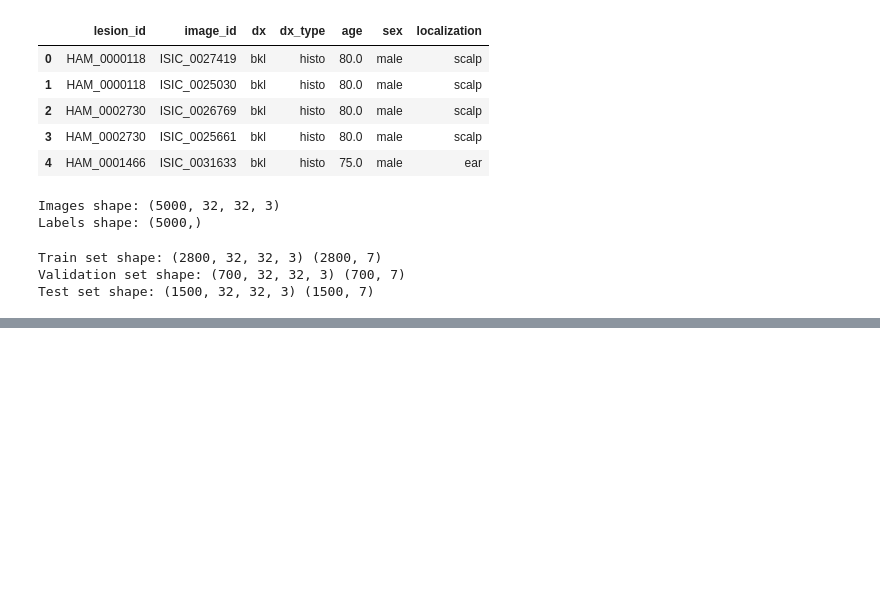
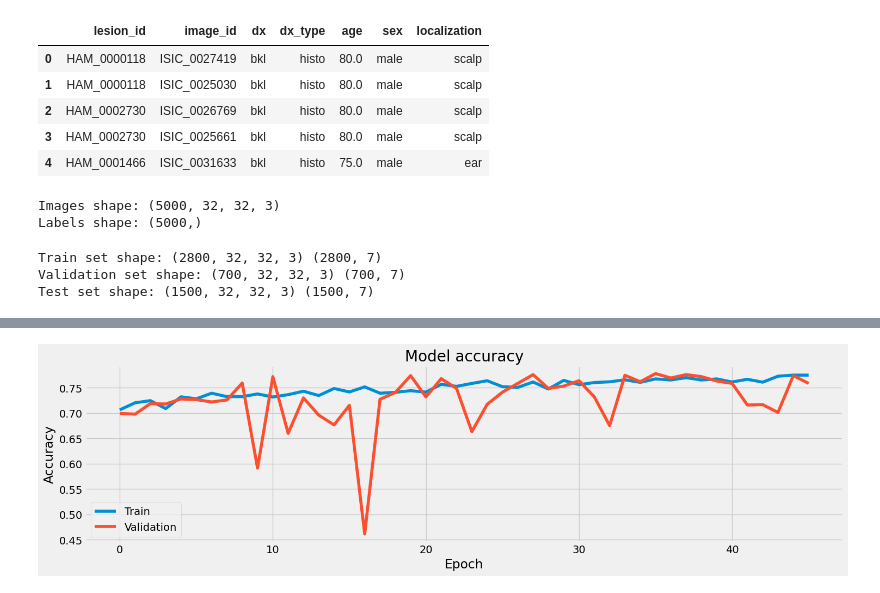
Before and after one commit to KValim/Projetcs, a Jupyter notebook: FIAP/deep learning II/entrega/exercicio_3/Skin_Cancer_CNN.ipynb, the cells around one changed output, grey strips where cells are left out. Drawn from its saved outputs; the diff is of its cells as text; code cells hidden in the pictures; blank space fills up the shorter version.

```diff
--- a/FIAP/deep learning II/entrega/exercicio_3/Skin_Cancer_CNN.ipynb
+++ b/FIAP/deep learning II/entrega/exercicio_3/Skin_Cancer_CNN.ipynb
@@ -211,0 +278,12 @@ Test accuracy: 0.7166666388511658
+# %%
+# Create an ImageDataGenerator object
+datagen = ImageDataGenerator(
+    rotation_range=20,
+    width_shift_range=0.2,
+    height_shift_range=0.2,
+    horizontal_flip=True,
+    zoom_range=0.2,
+    fill_mode='nearest')
+
+# Fit the ImageDataGenerator object to our training data
+datagen.fit(x_train)
@@ -211,0 +350,10 @@ Test accuracy: 0.7166666388511658
+# %%
+# Train the model
+hist = model.fit(
+    datagen.flow(x_train, y_train, batch_size=8),
+    epochs=1000,
+    validation_data=(x_test, y_test),
+    workers=4,
+    callbacks=[early_stopping, model_checkpoint],
+    verbose=1
+    )
@@ -211,0 +378,11 @@ Test accuracy: 0.7166666388511658
+# %%
+# Plotando a acurácia de treinamento e validação ao longo das épocas
+plt.plot(hist.history['accuracy'])
+plt.plot(hist.history['val_accuracy'])
+plt.title('Model accuracy')
+plt.ylabel('Accuracy')
+plt.xlabel('Epoch')
+plt.legend(['Train', 'Validation'], loc='best')
+plt.show()
+# %% [output]
+[figure, added]
```
Also changed, not shown: parts of 21 cells of this notebook, 3 other files.
